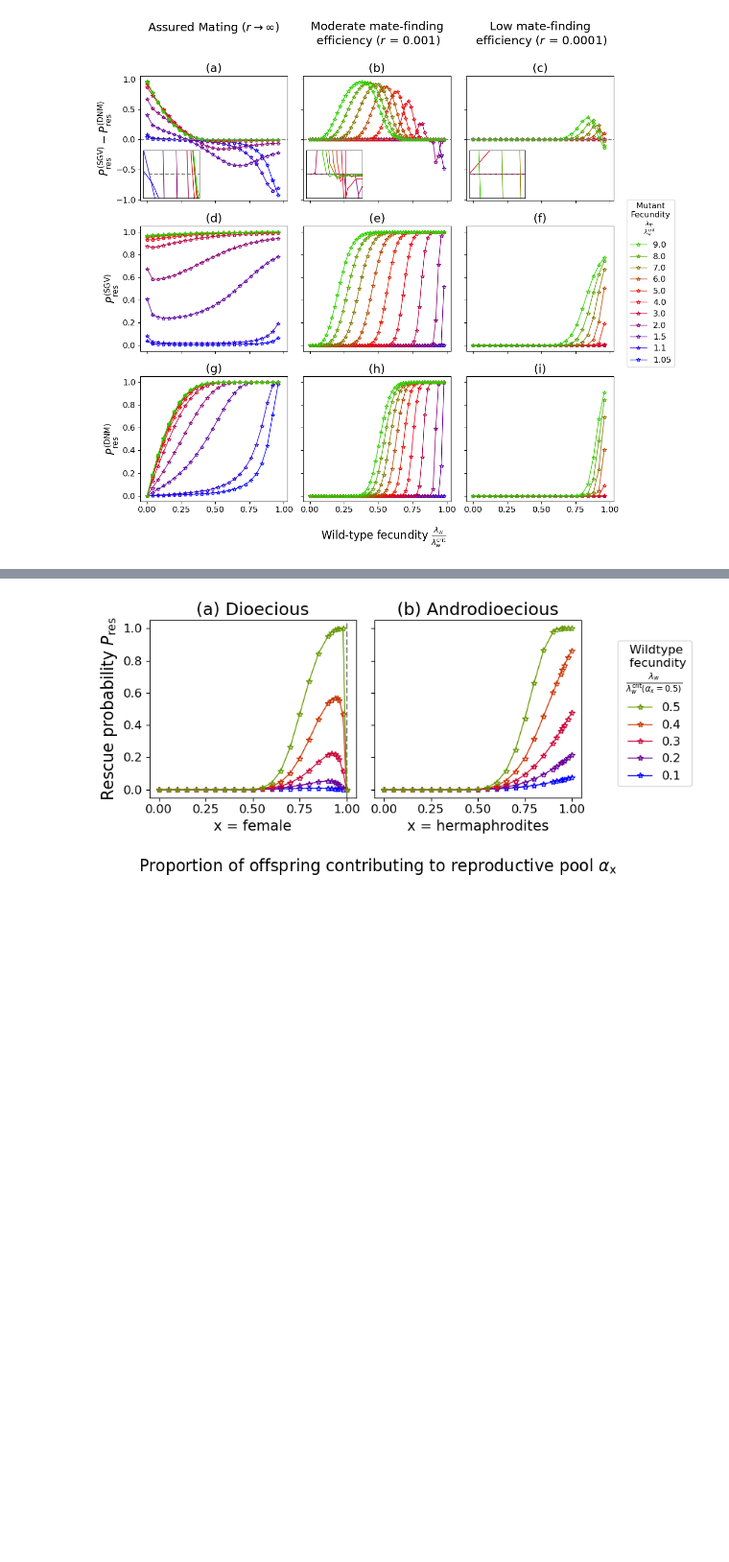
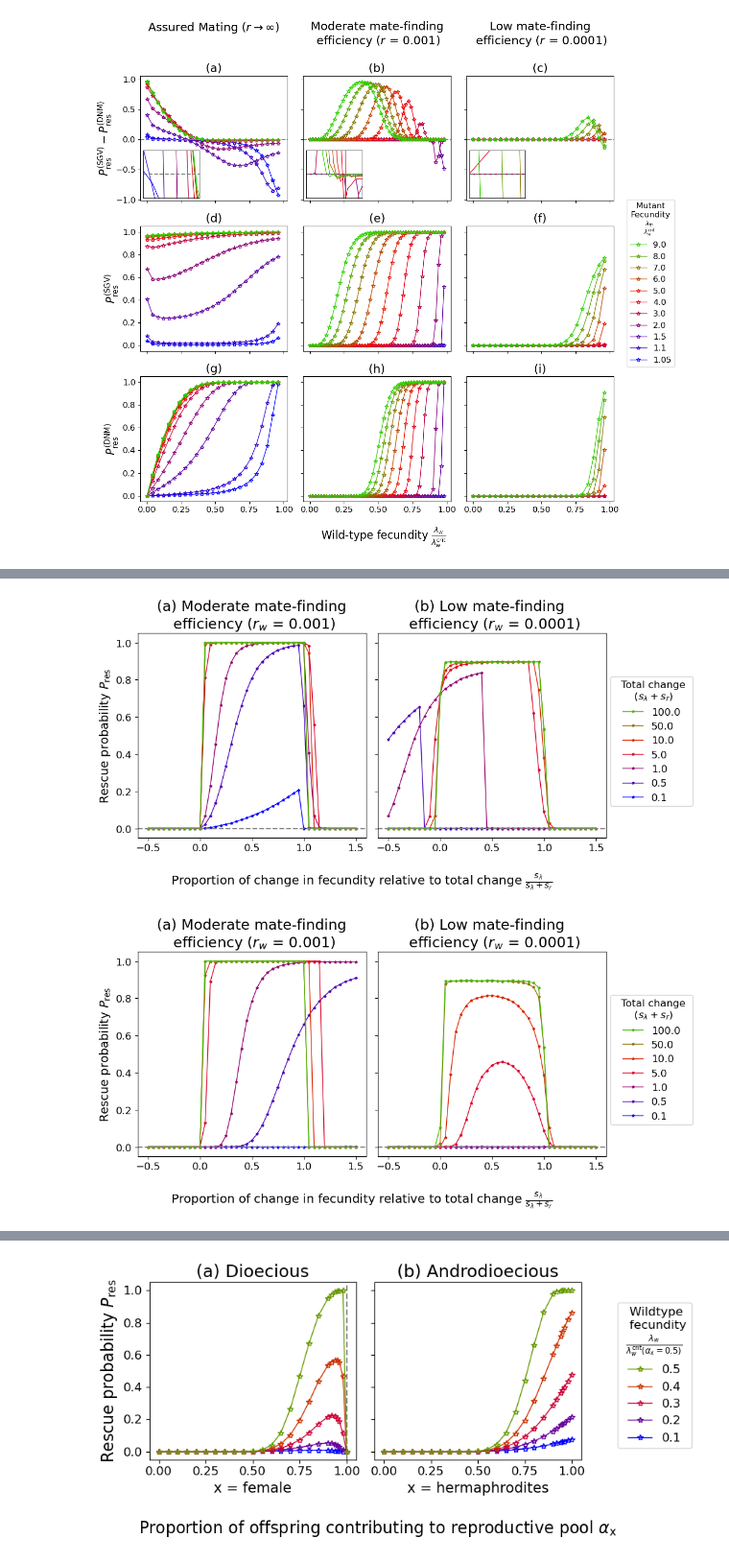
Before and after one commit to puneethderaje/MateLimitation_Rescue, a Jupyter notebook: Figures/Plotting_Figures.ipynb, the cells around one changed output, grey strips where cells are left out. Shown at 96% size. Saved outputs shown, nothing was run; the diff lists cells and outputs as text; code cells hidden in the pictures; blank space fills up the shorter version.

```diff
--- a/Figures/Plotting_Figures.ipynb
+++ b/Figures/Plotting_Figures.ipynb
@@ -372,5 +386,5 @@ plt.savefig('RescueProb_SGVvsDNM.png',format='png')
 # %%
-for typ in ["", "_type2", "_type3"]:
+for typ in [""]:
     writer = pd.ExcelFile(pth+'RescueProb_FindingvsFecundity' + typ + '.xlsx')
 
     r_rng = [0.001, 0.0001]
@@ -398,7 +412,7 @@ for typ in ["", "_type2", "_type3"]:
     handles, labels = ax_pt[0].get_legend_handles_labels()
     fig.legend(handles[::-1], np.array(labels[::-1]), loc='right',bbox_to_anchor=(1,0.5),title = '  Total change \n      $(s_\lambda+s_r)$ ')
     plt.subplots_adjust(right=0.85)
-    plt.savefig('RescueProb_FindingvsFecundity'+ typ + '.png',format='png')
+    plt.savefig('RescueProb_FindingvsFecundity'+ typ + ".jpg",format="jpg", dpi=300)
     plt.show()
 # %% [output]
 [figure]
@@ -1100 +1236,35 @@ plt.savefig('Supplemental_RescueProb_SGVvsDNM.png',format='png')
+# %%
+for typ in ["_type2", "_type3"]:
+    writer = pd.ExcelFile(pth+'RescueProb_FindingvsFecundity' + typ + '.xlsx')
+
+    r_rng = [0.001, 0.0001]
+    r_rng_txt = ['0.001', '0.0001']
+
+    %matplotlib inline
+    fig, ax_pt = plt.subplots(1, 2, sharey=True, sharex=True, figsize = (10,5))
+
+    for i in range(len(r_rng)) :
+        r = r_rng[i]
+        DF = pd.read_excel(writer,sheet_name = str(r_rng[i]), index_col = 0 )
+        DF = DF.transpose()
+        for lw_ind, lw in enumerate(DF.columns):
+            ax_pt[i].plot(DF.index,1-np.array(DF[lw]),color = cmap(lw_ind/len(DF.columns)),mfc ='none',lw=1, marker = '*',label = str(lw/100),ms=3)
+        ax_pt[i].tick_params(axis='both')#, labelsize=13)
+        ax_pt[i].axhline(y=0, linestyle = '--', color = 'grey')
+
+    ax_pt[1].set_title("(b) Low mate-finding \n efficiency ($r_w$ = 0.0001)")#, fontsize = 13)
+    ax_pt[0].set_title("(a) Moderate mate-finding\n efficiency ($r_w$ = 0.001)")#, fontsize = 13)
+
+    ax_pt[0].set_ylabel('Rescue probability $P_{\\text{res}}$')#, fontsize = 19)
+    #fig.supxlabel('Proportion of increase allocated to Fecundity $\\frac{\lambda_w^{-1}\Delta \lambda}{\lambda_w^{-1}\Delta \lambda + r_w^{-1}\Delta r}$', fontsize = 19,x=0.45)
+    fig.supxlabel('Proportion of change in fecundity relative to total change $\\frac{s_\lambda}{s_\lambda+s_r}$',x=0.45)
+    plt.tight_layout()
+    handles, labels = ax_pt[0].get_legend_handles_labels()
+    fig.legend(handles[::-1], np.array(labels[::-1]), loc='right',bbox_to_anchor=(1,0.5),title = '  Total change \n      $(s_\lambda+s_r)$ ')
+    plt.subplots_adjust(right=0.85)
+    plt.savefig('RescueProb_FindingvsFecundity'+ typ + '.jpg',format="jpg", dpi=300)
+    plt.show()
+# %% [output]
+[figure, added]
+[figure, added]
 # %% [markdown]
```
Also changed, not shown: parts of 38 cells of this notebook, 40 other files.
